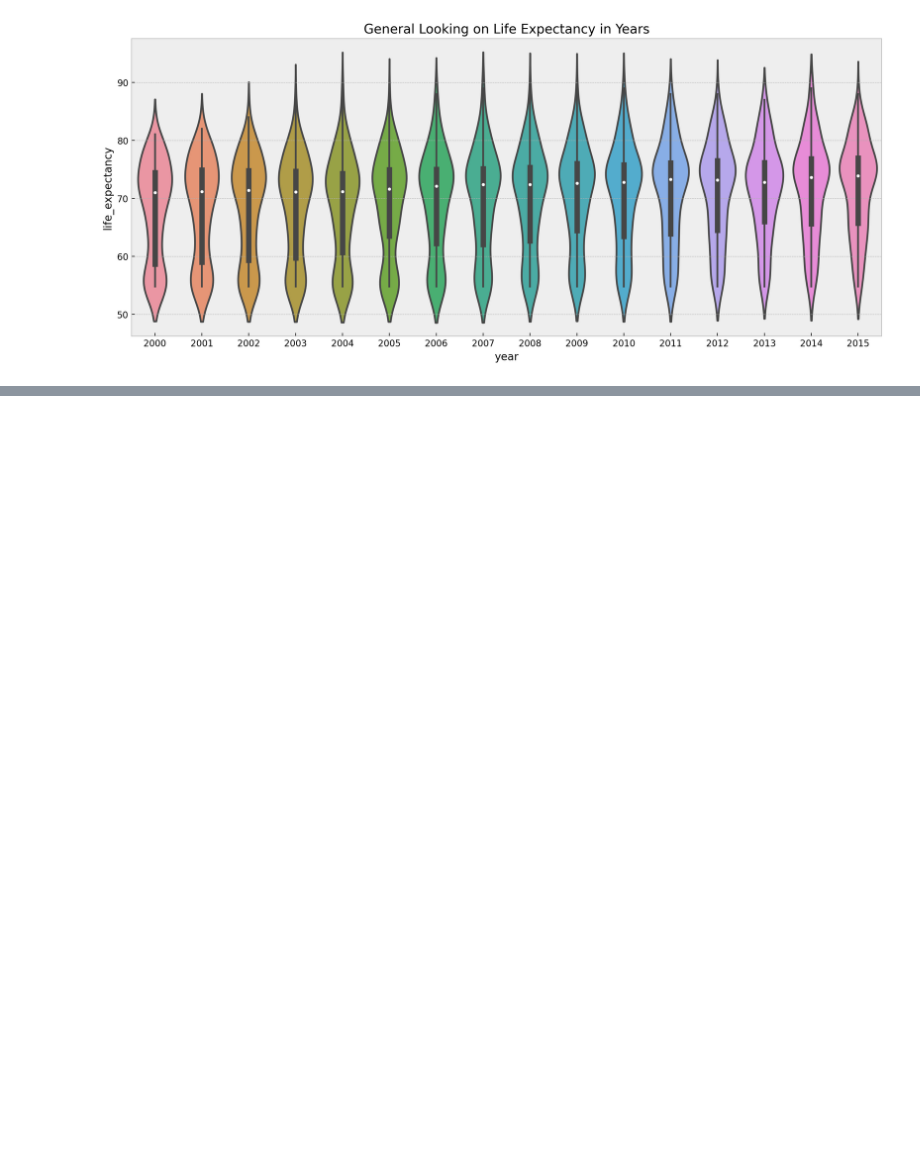
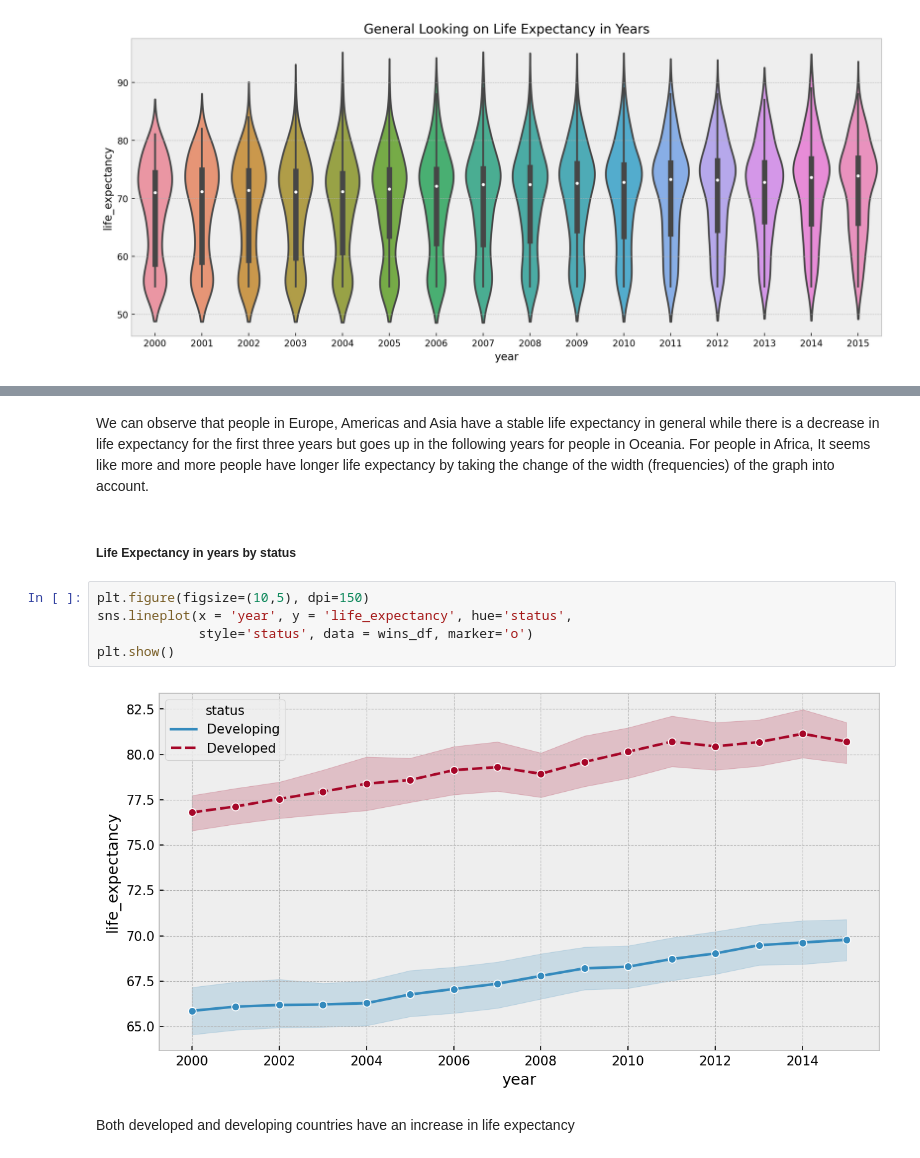
Before and after one commit to Dnezzhello/python_project, a Jupyter notebook: life_expectancy.ipynb, the cells around one changed output, grey strips where cells are left out. Saved outputs shown, nothing was run; the diff lists cells and outputs as text; blank space fills up the shorter version.

```diff
--- a/life_expectancy.ipynb
+++ b/life_expectancy.ipynb
@@ -516,0 +593,14 @@ From the graph above, over the period between 2000 and 2015, we can see that the
+# %% [markdown]
+We can observe that people in Europe, Americas and Asia have a stable life expectancy in general while there is a decrease in life expectancy for the first three years but goes up in the following years for people in Oceania.
+For people in Africa, It seems like more and more people have longer life expectancy by taking the change of the width (frequencies) of the graph into account.
+# %% [markdown]
+##### <b>Life Expectancy in years by status</b>
+# %%
+plt.figure(figsize=(10,5), dpi=150)
+sns.lineplot(x = 'year', y = 'life_expectancy', hue='status',
+             style='status', data = wins_df, marker='o')
+plt.show()
+# %% [output]
+[figure, added]
+# %% [markdown]
+Both developed and developing countries have an increase in life expectancy
```
Also changed, not shown: parts of 28 cells of this notebook.
